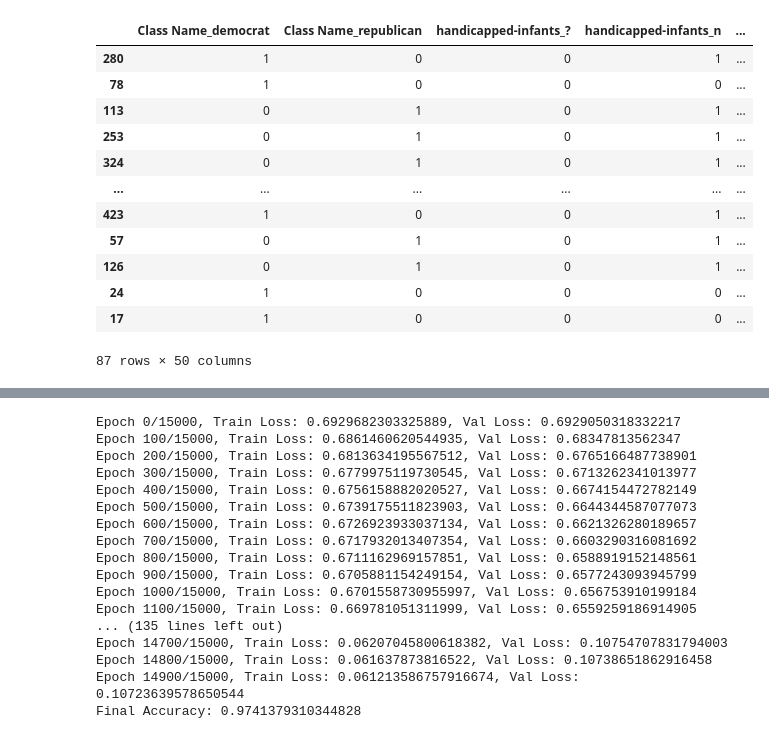
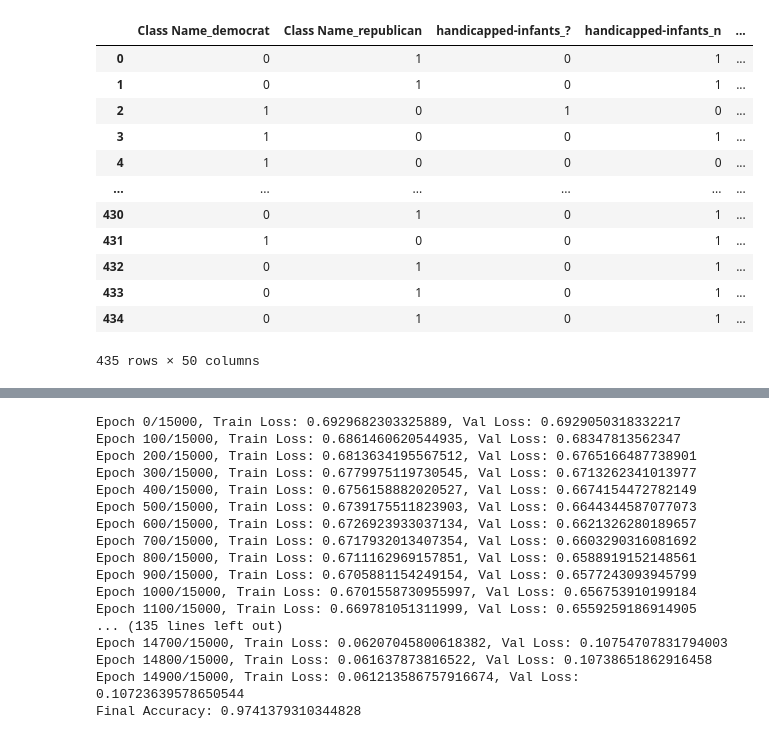
Before and after one commit to srikantamehta/ML-Models-from-Scratch, a Jupyter notebook: house_votes_nn_experiment.ipynb, the cells around one changed output, grey strips where cells are left out. Saved outputs shown, nothing was run; the diff lists cells and outputs as text; code cells hidden in the pictures.

```diff
--- a/house_votes_nn_experiment.ipynb
+++ b/house_votes_nn_experiment.ipynb
@@ -12,3 +12,4 @@ cross_validator = CrossValidation(config=config)
 raw_data = data_processor.load_data()
 data_1 = data_processor.impute_missing_values(raw_data)
 data_2 = data_processor.encode_ordinal_features(data_1)
+data_3 = data_processor.encode_nominal_features(data_2)
@@ -31,2 +16,18 @@ data_2
+# %%
+data_3
+# %% [output]
+|  | Class Name_democrat | Class Name_republican | handicapped-infants_? | handicapped-infants_n | ... |
+| 0 | 0 | 1 | 0 | 1 | ... |
+| 1 | 0 | 1 | 0 | 1 | ... |
+| 2 | 1 | 0 | 1 | 0 | ... |
+| 3 | 1 | 0 | 0 | 1 | ... |
+| 4 | 1 | 0 | 0 | 0 | ... |
+| ... | ... | ... | ... | ... | ... |
+| 430 | 0 | 1 | 0 | 1 | ... |
+| 431 | 1 | 0 | 0 | 1 | ... |
+| 432 | 0 | 1 | 0 | 1 | ... |
+| 433 | 0 | 1 | 0 | 1 | ... |
+| 434 | 0 | 1 | 0 | 1 | ... |
+435 rows × 50 columns
 # %%
 data_train, data_val = cross_validator.random_partition(data_2, random_state=42)
@@ -35,19 +34,3 @@ data_val = data_processor.encode_nominal_features(data_val)
-# %%
-data_val
-# %% [output]
-|  | Class Name_democrat | Class Name_republican | handicapped-infants_? | handicapped-infants_n | ... |
-| 280 | 1 | 0 | 0 | 1 | ... |
-| 78 | 1 | 0 | 0 | 0 | ... |
-| 113 | 0 | 1 | 0 | 1 | ... |
-| 253 | 0 | 1 | 0 | 1 | ... |
-| 324 | 0 | 1 | 0 | 1 | ... |
-| ... | ... | ... | ... | ... | ... |
-| 423 | 1 | 0 | 0 | 1 | ... |
-| 57 | 0 | 1 | 0 | 1 | ... |
-| 126 | 0 | 1 | 0 | 1 | ... |
-| 24 | 1 | 0 | 0 | 0 | ... |
-| 17 | 1 | 0 | 0 | 0 | ... |
-87 rows × 50 columns
 # %%
 data_test = data_val.to_numpy()
 X_val = data_test[:,2:]
```
Also changed, not shown: parts of 8 cells of this notebook, 1 other file.
